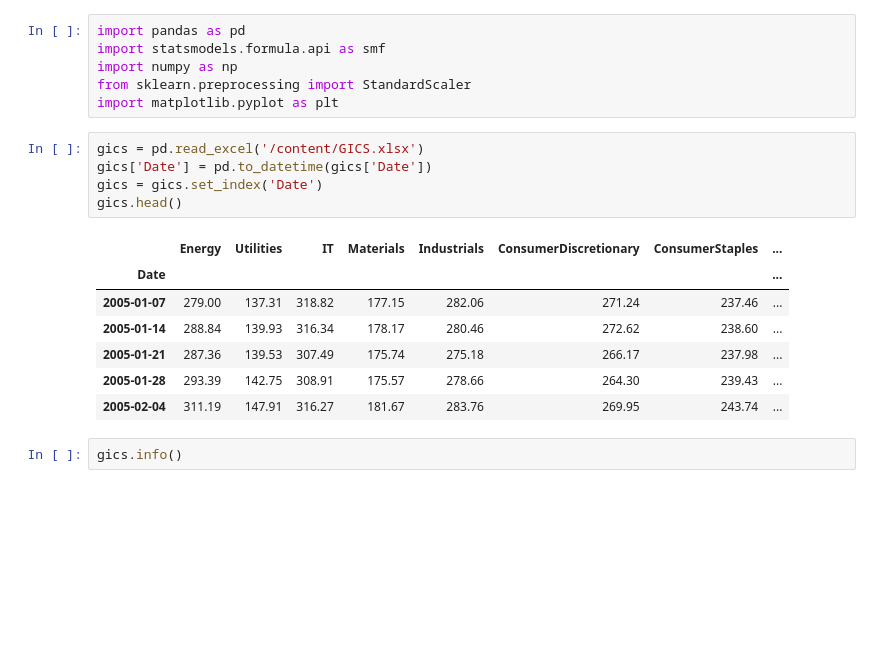
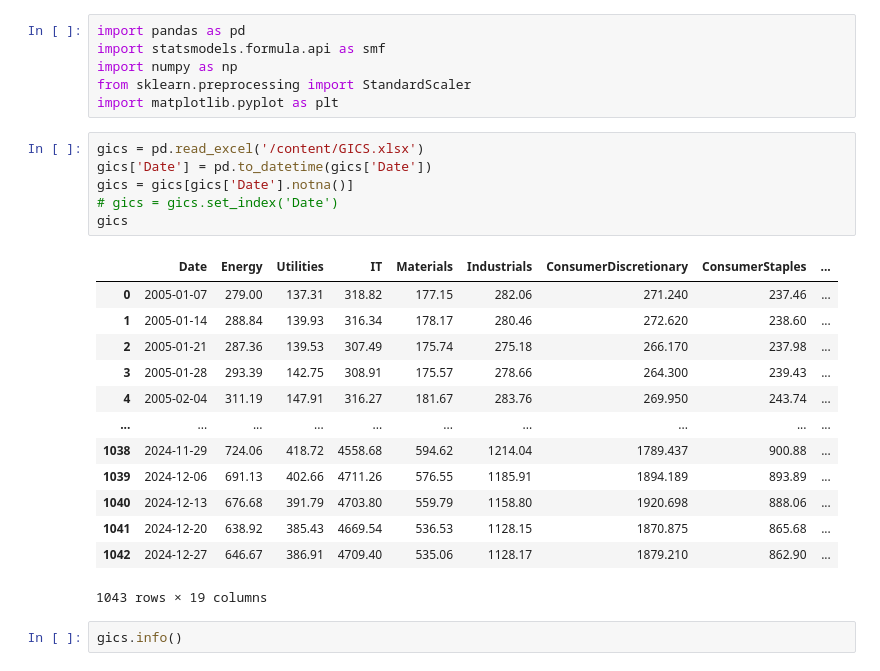
Before and after one commit to saritmaitra/MultiStage_APT, a Jupyter notebook: Quantile_Regression.ipynb, the cells around one changed output. Drawn from its saved outputs; the diff is of its cells as text; blank space fills up the shorter version.

```diff
--- a/Quantile_Regression.ipynb
+++ b/Quantile_Regression.ipynb
@@ -7,16 +7,23 @@ import matplotlib.pyplot as plt
 # %%
 gics = pd.read_excel('/content/GICS.xlsx')
 gics['Date'] = pd.to_datetime(gics['Date'])
-gics = gics.set_index('Date')
-gics.head()
+gics = gics[gics['Date'].notna()]
+# gics = gics.set_index('Date')
+gics
 # %% [output]
-|  | Energy | Utilities | IT | Materials | Industrials | ConsumerDiscretionary | ConsumerStaples | ... |
-| Date |  |  |  |  |  |  |  | ... |
-| 2005-01-07 | 279.00 | 137.31 | 318.82 | 177.15 | 282.06 | 271.24 | 237.46 | ... |
-| 2005-01-14 | 288.84 | 139.93 | 316.34 | 178.17 | 280.46 | 272.62 | 238.60 | ... |
-| 2005-01-21 | 287.36 | 139.53 | 307.49 | 175.74 | 275.18 | 266.17 | 237.98 | ... |
-| 2005-01-28 | 293.39 | 142.75 | 308.91 | 175.57 | 278.66 | 264.30 | 239.43 | ... |
-| 2005-02-04 | 311.19 | 147.91 | 316.27 | 181.67 | 283.76 | 269.95 | 243.74 | ... |
+|  | Date | Energy | Utilities | IT | Materials | Industrials | ConsumerDiscretionary | ConsumerStaples | ... |
+| 0 | 2005-01-07 | 279.00 | 137.31 | 318.82 | 177.15 | 282.06 | 271.240 | 237.46 | ... |
+| 1 | 2005-01-14 | 288.84 | 139.93 | 316.34 | 178.17 | 280.46 | 272.620 | 238.60 | ... |
+| 2 | 2005-01-21 | 287.36 | 139.53 | 307.49 | 175.74 | 275.18 | 266.170 | 237.98 | ... |
+| 3 | 2005-01-28 | 293.39 | 142.75 | 308.91 | 175.57 | 278.66 | 264.300 | 239.43 | ... |
+| 4 | 2005-02-04 | 311.19 | 147.91 | 316.27 | 181.67 | 283.76 | 269.950 | 243.74 | ... |
+| ... | ... | ... | ... | ... | ... | ... | ... | ... | ... |
+| 1038 | 2024-11-29 | 724.06 | 418.72 | 4558.68 | 594.62 | 1214.04 | 1789.437 | 900.88 | ... |
+| 1039 | 2024-12-06 | 691.13 | 402.66 | 4711.26 | 576.55 | 1185.91 | 1894.189 | 893.89 | ... |
+| 1040 | 2024-12-13 | 676.68 | 391.79 | 4703.80 | 559.79 | 1158.80 | 1920.698 | 888.06 | ... |
+| 1041 | 2024-12-20 | 638.92 | 385.43 | 4669.54 | 536.53 | 1128.15 | 1870.875 | 865.68 | ... |
+| 1042 | 2024-12-27 | 646.67 | 386.91 | 4709.40 | 535.06 | 1128.17 | 1879.210 | 862.90 | ... |
+1043 rows × 19 columns
 # %%
 gics.info()
 # %% [output]
```
Also changed, not shown: parts of 55 cells of this notebook.
